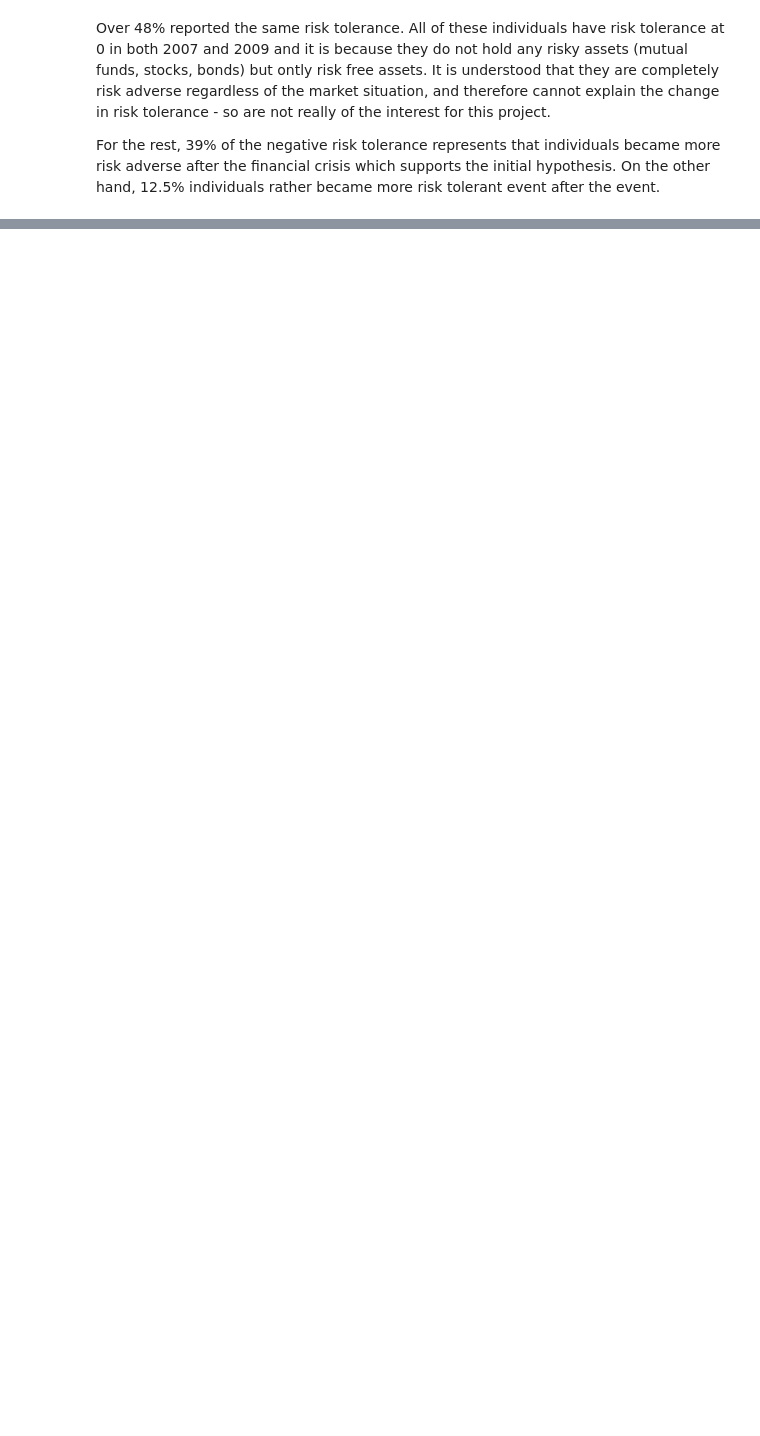
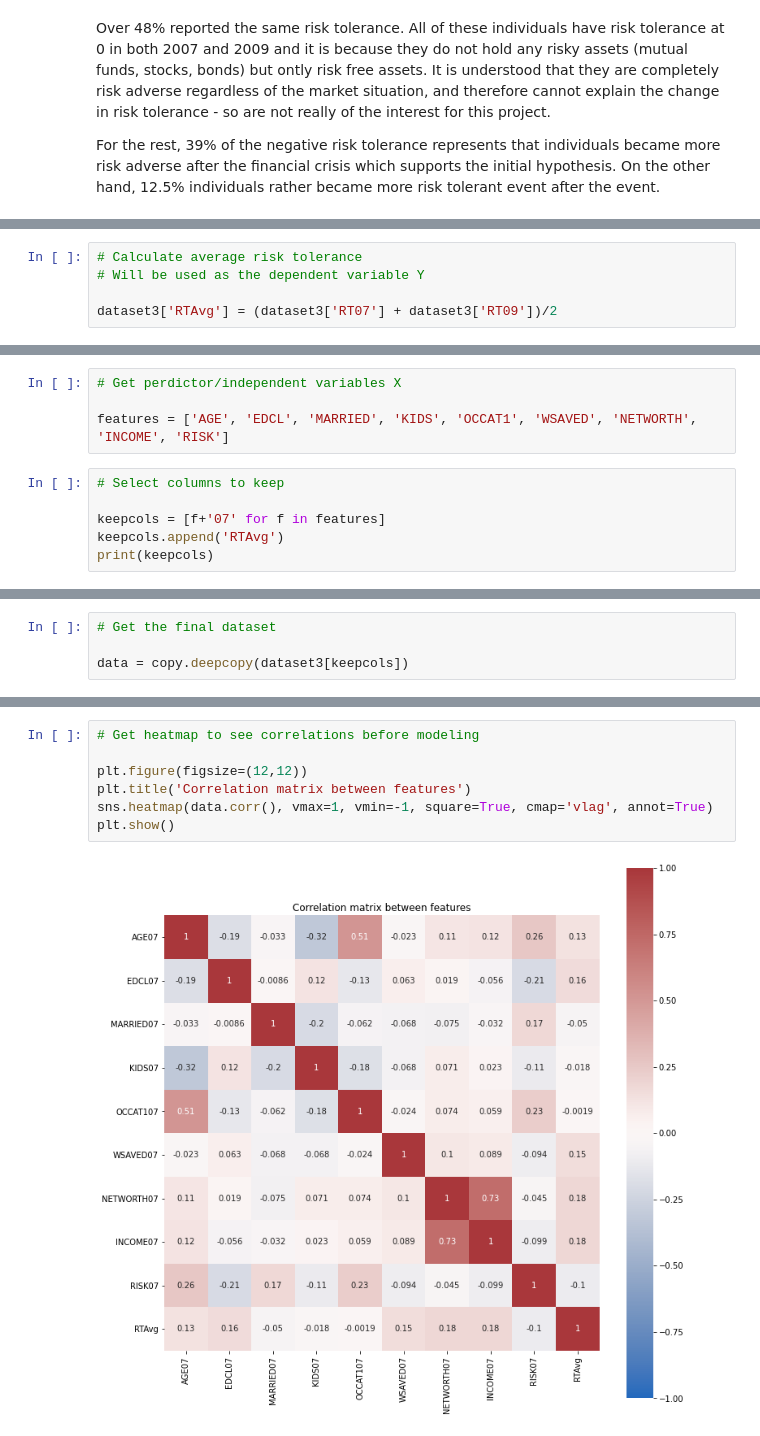
Before and after one commit to jasonsuk/stock-regression-modeling, a Jupyter notebook: proj3_advisor_risk_tolerance.ipynb, the cells around one changed output, grey strips where cells are left out. Drawn from its saved outputs; the diff is of its cells as text; blank space fills up the shorter version.

Commit message:
Project 3: Feature selection for modeling

```diff
--- a/proj3_advisor_risk_tolerance.ipynb
+++ b/proj3_advisor_risk_tolerance.ipynb
@@ -323,0 +343,5 @@ features = ['AGE', 'EDCL', 'MARRIED', 'OCCAT1', 'WSAVED', 'NETWORTH', 'INCOME',
+# %%
+# Calculate average risk tolerance
+# Will be used as the dependent variable Y
+
+dataset3['RTAvg'] = (dataset3['RT07'] + dataset3['RT09'])/2
@@ -323,0 +367,10 @@ features = ['AGE', 'EDCL', 'MARRIED', 'OCCAT1', 'WSAVED', 'NETWORTH', 'INCOME',
+# %%
+# Get perdictor/independent variables X
+
+features = ['AGE', 'EDCL', 'MARRIED', 'KIDS', 'OCCAT1', 'WSAVED', 'NETWORTH', 'INCOME', 'RISK']
+# %%
+# Select columns to keep
+
+keepcols = [f+'07' for f in features]
+keepcols.append('RTAvg')
+print(keepcols)
@@ -323,0 +379,4 @@ features = ['AGE', 'EDCL', 'MARRIED', 'OCCAT1', 'WSAVED', 'NETWORTH', 'INCOME',
+# %%
+# Get the final dataset
+
+data = copy.deepcopy(dataset3[keepcols])
@@ -323,0 +412,9 @@ features = ['AGE', 'EDCL', 'MARRIED', 'OCCAT1', 'WSAVED', 'NETWORTH', 'INCOME',
+# %%
+# Get heatmap to see correlations before modeling
+
+plt.figure(figsize=(12,12))
+plt.title('Correlation matrix between features')
+sns.heatmap(data.corr(), vmax=1, vmin=-1, square=True, cmap='vlag', annot=True)
+plt.show()
+# %% [output]
+[figure, added]
```
Also changed, not shown: parts of 18 cells of this notebook.
